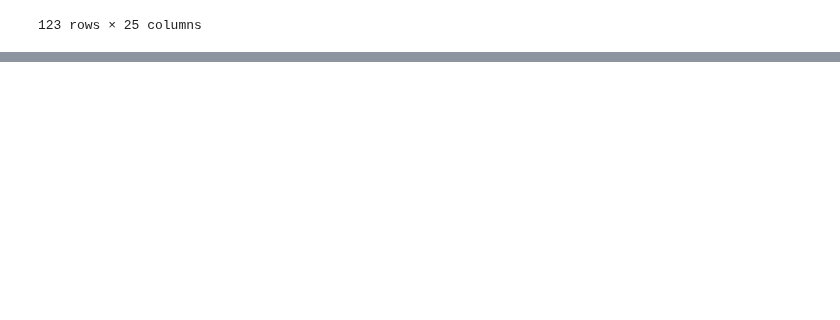
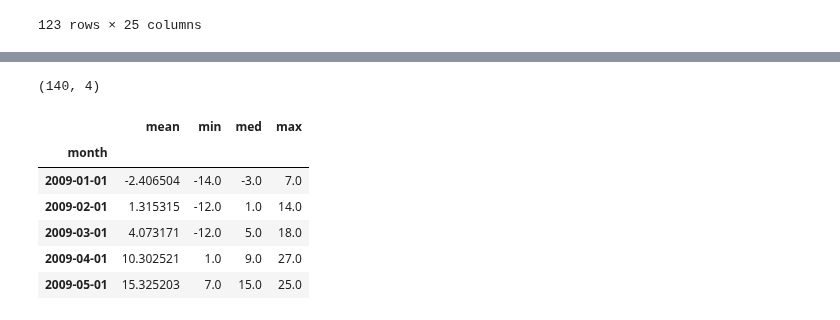
Before and after one commit to BloomTech-Labs/Labs26-Citrics-DS-TeamA, a Jupyter notebook: notebooks/historical_weather.ipynb, the cells around one changed output, grey strips where cells are left out. Drawn from its saved outputs; the diff is of its cells as text; code cells hidden in the pictures; blank space fills up the shorter version.

Commit message:
pre function series complete

```diff
--- a/notebooks/historical_weather.ipynb
+++ b/notebooks/historical_weather.ipynb
@@ -271,3 +271,10 @@ subsets[-1]
 | 121 | 2020-08-31 12:00:00 | 23 | 21 | 0.0 | 10.3 | 6 | 82 | 07:10 PM | 04:27 AM | ... |
 | 122 | 2020-08-31 18:00:00 | 23 | 21 | 0.0 | 10.3 | 6 | 82 | 07:10 PM | 04:27 AM | ... |
 123 rows × 25 columns
+# %%
+# Subsetting on a series
+
+tempC = ny.tempC
+tempC.index = ny.date_time
+
+tempC.head()
@@ -273,0 +421,15 @@ subsets[-1]
+# %%
+df.set_index("month", inplace=True)
+df.index.freq = "MS"
+
+print(df.shape)
+df.head()
+# %% [output]
+(140, 4)
+|  | mean | min | med | max |
+| month |  |  |  |  |
+| 2009-01-01 | -2.406504 | -14.0 | -3.0 | 7.0 |
+| 2009-02-01 | 1.315315 | -12.0 | 1.0 | 14.0 |
+| 2009-03-01 | 4.073171 | -12.0 | 5.0 | 18.0 |
+| 2009-04-01 | 10.302521 | 1.0 | 9.0 | 27.0 |
+| 2009-05-01 | 15.325203 | 7.0 | 15.0 | 25.0 |
```
Also changed, not shown: parts of 11 cells of this notebook.
